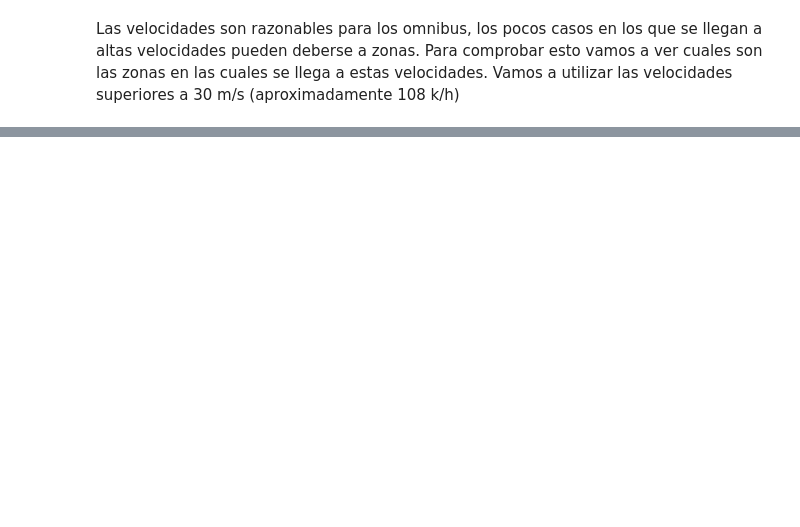
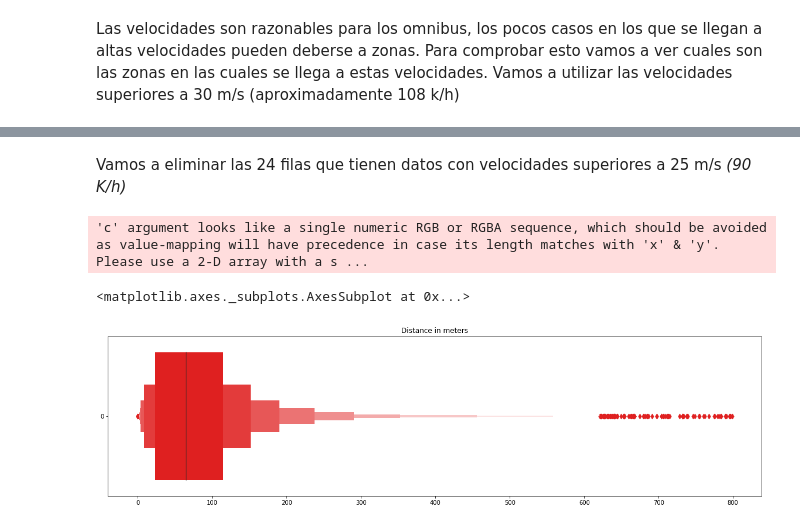
Before and after one commit to Mazzanicolas/TEA, a Jupyter notebook: notebooks/5 - Outliers II.ipynb, the cells around one changed output, grey strips where cells are left out. Cells and saved outputs as stored; diff of their text form; code cells hidden in the pictures; blank space fills up the shorter version.

```diff
--- a/notebooks/5 - Outliers II.ipynb
+++ b/notebooks/5 - Outliers II.ipynb
@@ -80,0 +106,12 @@ data.query('speed > 30')
+# %% [markdown]
+Vamos a eliminar las 24 filas que tienen datos con velocidades superiores a 25 m/s _(90 K/h)_
+# %%
+data = data.query('speed < 25')
+# %%
+matplotlib.rcParams['figure.figsize'] = [20,5]
+plt.title('Distance in meters')
+sns.boxenplot(data=data.distance, orient='horizontal', color='red')
+# %% [output]
+'c' argument looks like a single numeric RGB or RGBA sequence, which should be avoided as value-mapping will have precedence in case its length matches with 'x' & 'y'.  Please use a 2-D array with a s ...
+<matplotlib.axes._subplots.AxesSubplot at 0x...>
+[figure, added]
```
Also changed, not shown: parts of 10 cells of this notebook, 5 other files.
